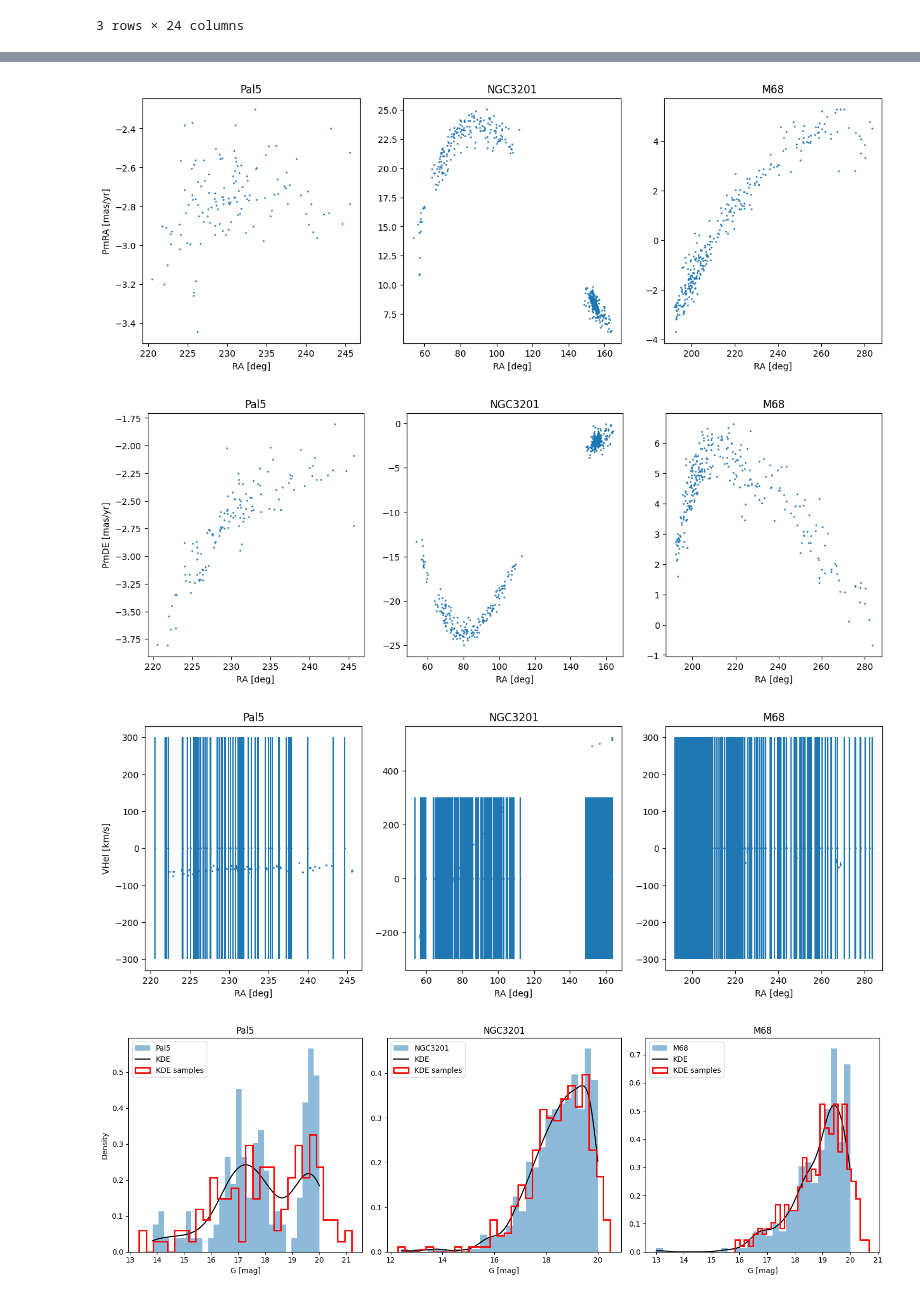
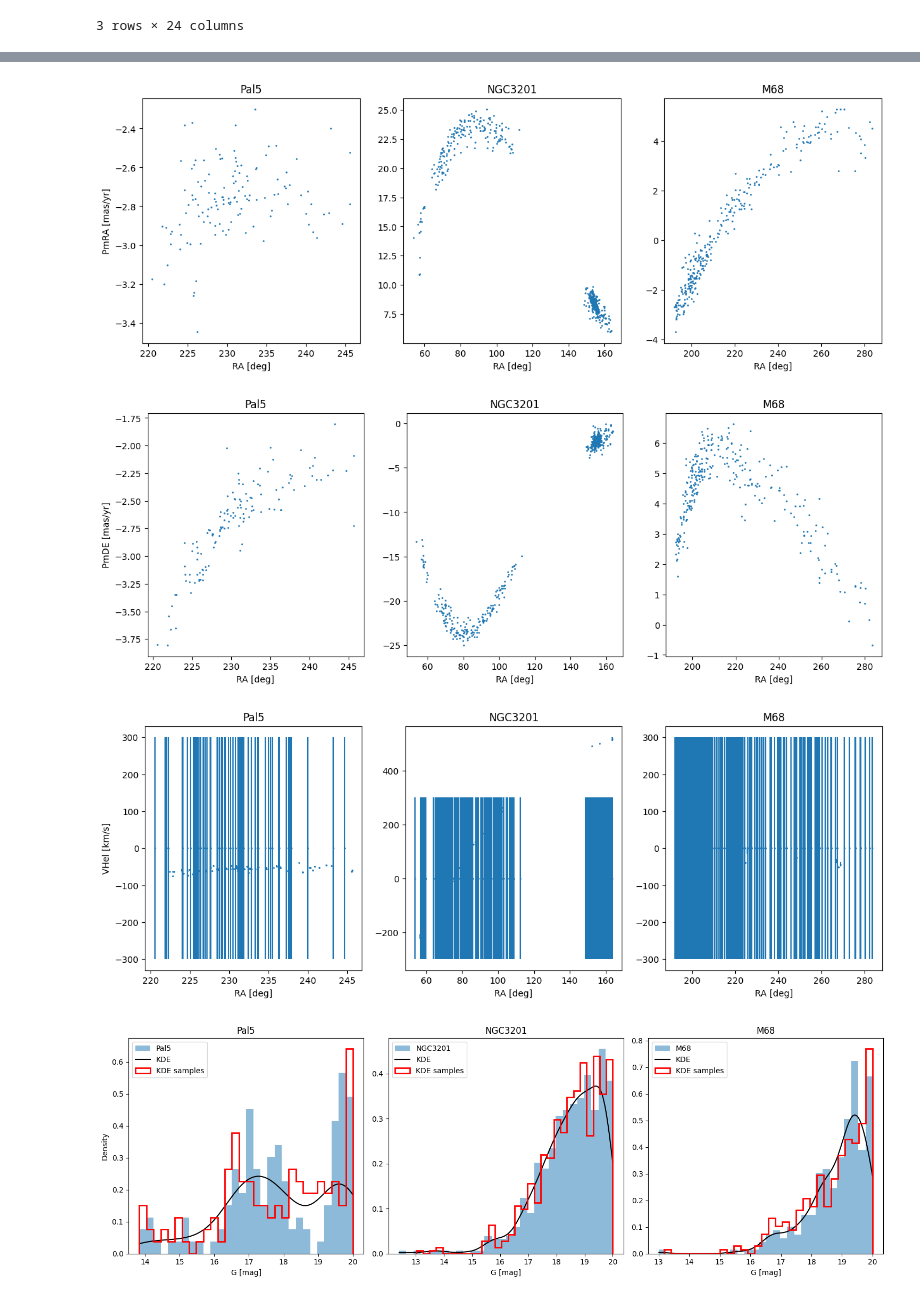
Before and after one commit to vepe99/diffusion-experiments, a Jupyter notebook: case_study5/project_stream/notebooks/read_GaiaD3.ipynb, the cells around one changed output, grey strips where cells are left out. Drawn from its saved outputs; the diff is of its cells as text; code cells hidden in the pictures.

```diff
--- a/case_study5/project_stream/notebooks/read_GaiaD3.ipynb
+++ b/case_study5/project_stream/notebooks/read_GaiaD3.ipynb
@@ -94,31 +94,32 @@ for i, name in enumerate(name_to_plot):
     if i == 0:
         ax.set_ylabel('VHel [km/s]')
     ax.set_title(name)
 
 fig = plt.figure(figsize=(15, 5))
 for i, name in enumerate(name_to_plot):
     ax = fig.add_subplot(1, 3, i+1)
     data = particles[name]['Gmag']
     ax.hist(data, bins=30, label=name, alpha=0.5, density=True)
     # KDE
     kde = gaussian_kde(data)
     x_grid = np.linspace(np.min(data), np.max(data), 1_000)
     ax.plot(x_grid, kde(x_grid), color='k', label='KDE')
     samples = kde.resample((len(data*10), )).reshape(len(data))
+    samples = np.clip(samples, np.min(data), np.max(data))
     ax.hist(samples, bins=30, density=True, histtype='step', color='r', lw=2, label='KDE samples')
     ax.set_xlabel('G [mag]')
     if i == 0:
         ax.set_ylabel('Density')
     ax.set_title(name)
     ax.legend()
 plt.tight_layout()
 # %% [output]
 Pal5: 129 stars
 NGC3201: 607 stars
 M68: 297 stars
 [figure]
 [figure]
 [figure]
 [figure]
 [figure]
-[figure, old version]
+[figure, new version]
```
